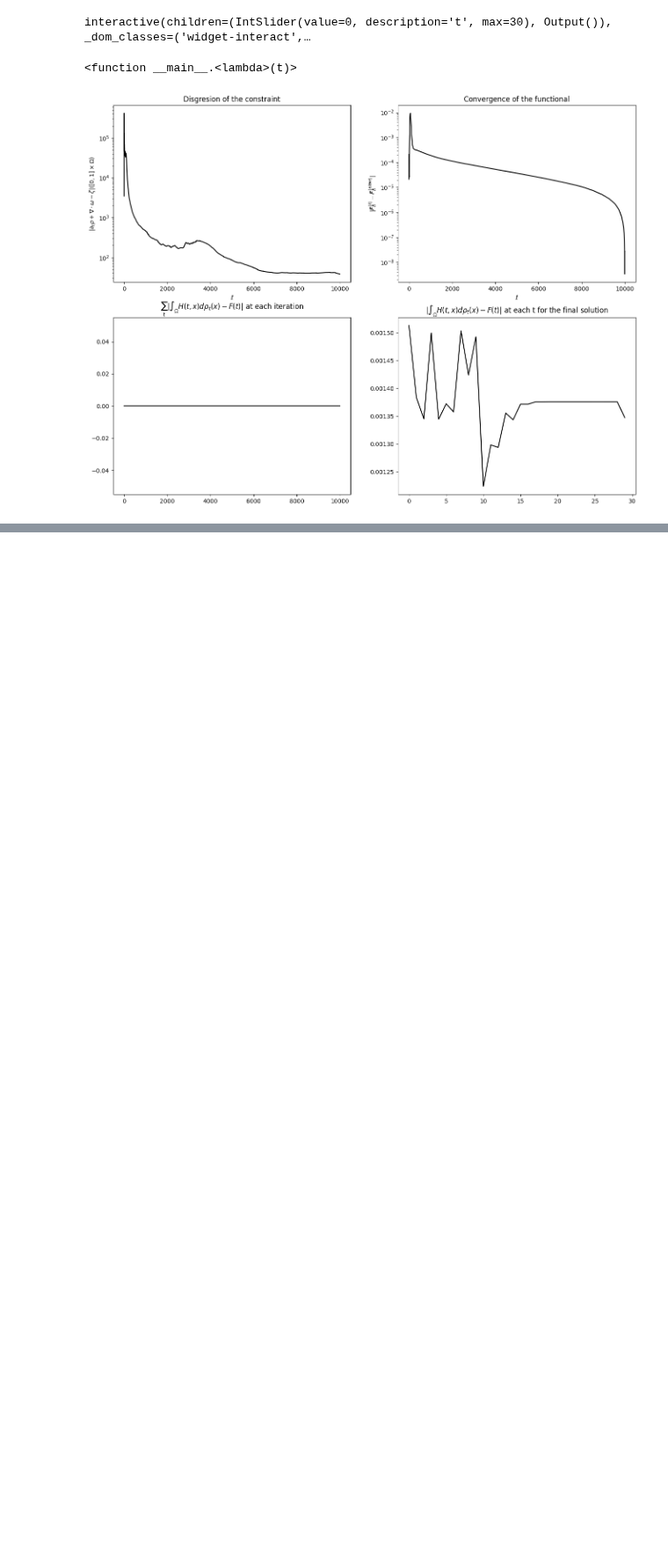
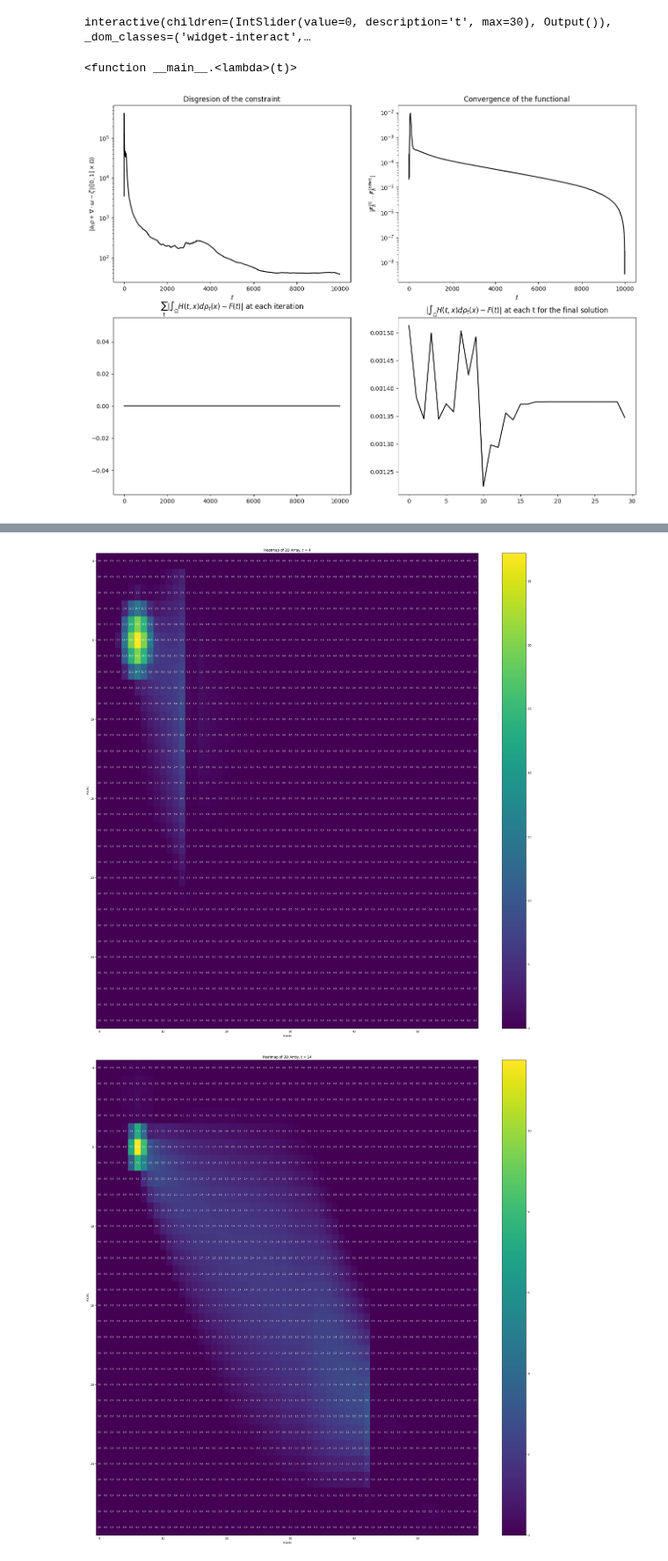
Before and after one commit to mao1756/acuot, a Jupyter notebook: exploratory/proximal/barrier/[PARTIAL]gradually_vanishing_walls.ipynb, the cells around one changed output, grey strips where cells are left out. Shown at 88% size. Cells and saved outputs as stored; diff of their text form; code cells hidden in the pictures; blank space fills up the shorter version.

Commit message:
add code for heatmap generation for vanishing walls

```diff
--- a/exploratory/proximal/barrier/[PARTIAL]gradually_vanishing_walls.ipynb
+++ b/exploratory/proximal/barrier/[PARTIAL]gradually_vanishing_walls.ipynb
@@ -194,0 +198,26 @@ convergence_plots(lists, x, H, F, math.prod(dx))
+# %%
+import matplotlib.pyplot as plt
+# Example 2D numpy array
+
+times = [4, 14, 17]
+
+for t in times:
+    data = np.load('data/output/vanishing_wall_x.hstep001.npy')[t]
+    # Plot the heatmap
+    plt.figure(figsize=(30, 30))
+    heatmap = plt.imshow(data, cmap='viridis', aspect='auto')
+    plt.colorbar(heatmap)
+
+    for i in range(data.shape[0]):
+        for j in range(data.shape[1]):
+            plt.text(j, i, f'{data[i, j]:.1f}', ha='center', va='center', color='white', fontsize=8)
+
+    # Add labels (optional)
+    plt.title(f"Heatmap of 2D Array, t = {t}")
+    plt.xlabel("X-axis")
+    plt.ylabel("Y-axis")
+
+    plt.savefig(f'data/output/vanishing_walls_heatmap_t{t}.png')
+# %% [output]
+[figure, added]
+[figure, added]
```
Also changed, not shown: parts of 2 cells of this notebook.
